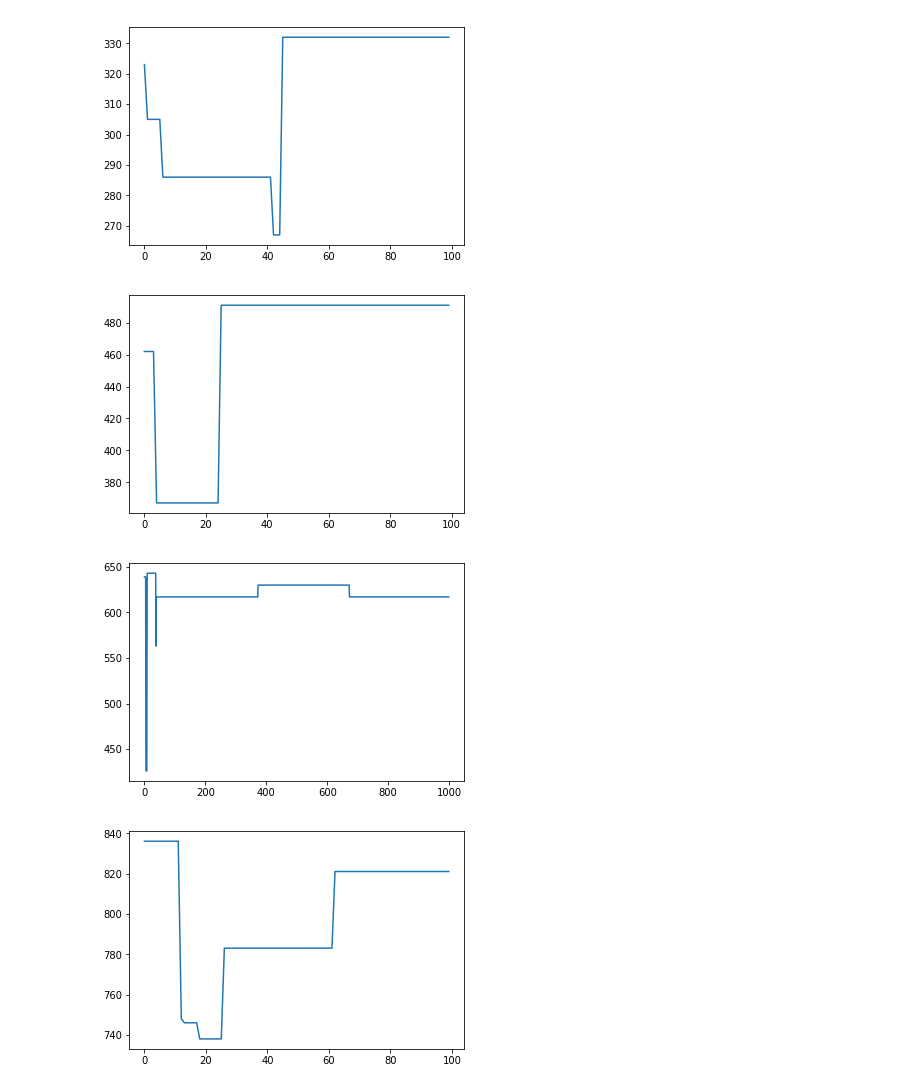
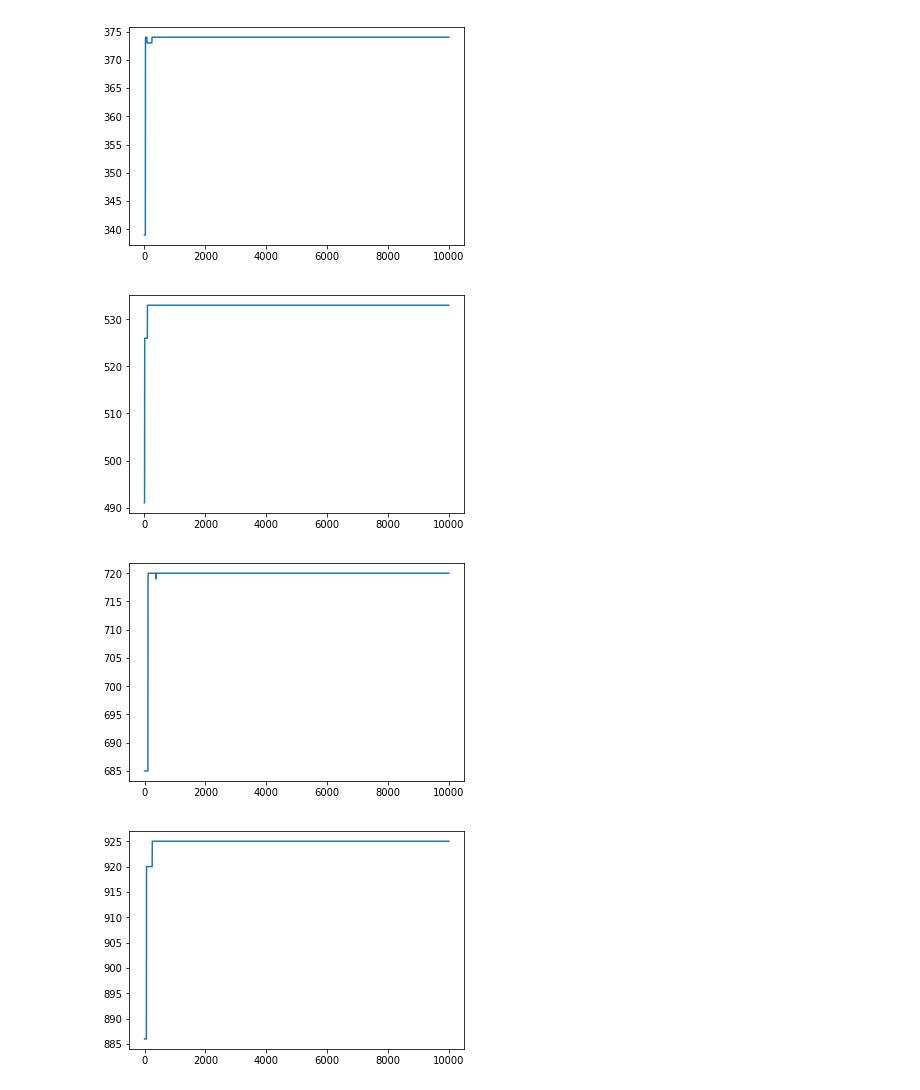
Before and after one commit to lili-chen/ising-optimization-rbm, a Jupyter notebook: performance_with_trial_number-discrete.ipynb, the cells around one changed output. Saved outputs shown, nothing was run; the diff lists cells and outputs as text; code cells hidden in the pictures.

Commit message:
graphs

```diff
--- a/performance_with_trial_number-discrete.ipynb
+++ b/performance_with_trial_number-discrete.ipynb
@@ -19,17 +19,17 @@ plot_max_cut_efficiency("maxcut/N040-id00.txt", 100, 100)
 # %%
-plot_max_cut_efficiency("maxcut/N050-id00.txt", 100, 1)
+plot_max_cut_efficiency_discrete("maxcut/N050-id00.txt", 10000, 5)
 # %% [output]
-[figure, old version]
+[figure, new version]
 # %%
-plot_max_cut_efficiency("maxcut/N060-id00.txt", 100, 1)
+plot_max_cut_efficiency_discrete("maxcut/N060-id00.txt", 10000, 5)
 # %% [output]
-[figure, old version]
+[figure, new version]
 # %%
-plot_max_cut_efficiency("maxcut/N070-id00.txt", 1000, 1)
+plot_max_cut_efficiency_discrete("maxcut/N070-id00.txt", 10000, 5)
 # %% [output]
-[figure, old version]
+[figure, new version]
 # %%
-plot_max_cut_efficiency("maxcut/N080-id00.txt", 100, 1)
+plot_max_cut_efficiency_discrete("maxcut/N080-id00.txt", 10000, 5)
 # %% [output]
-[figure, old version]
+[figure, new version]
 # %%
```
Also changed, not shown: parts of 11 cells of this notebook, 5 other files.
